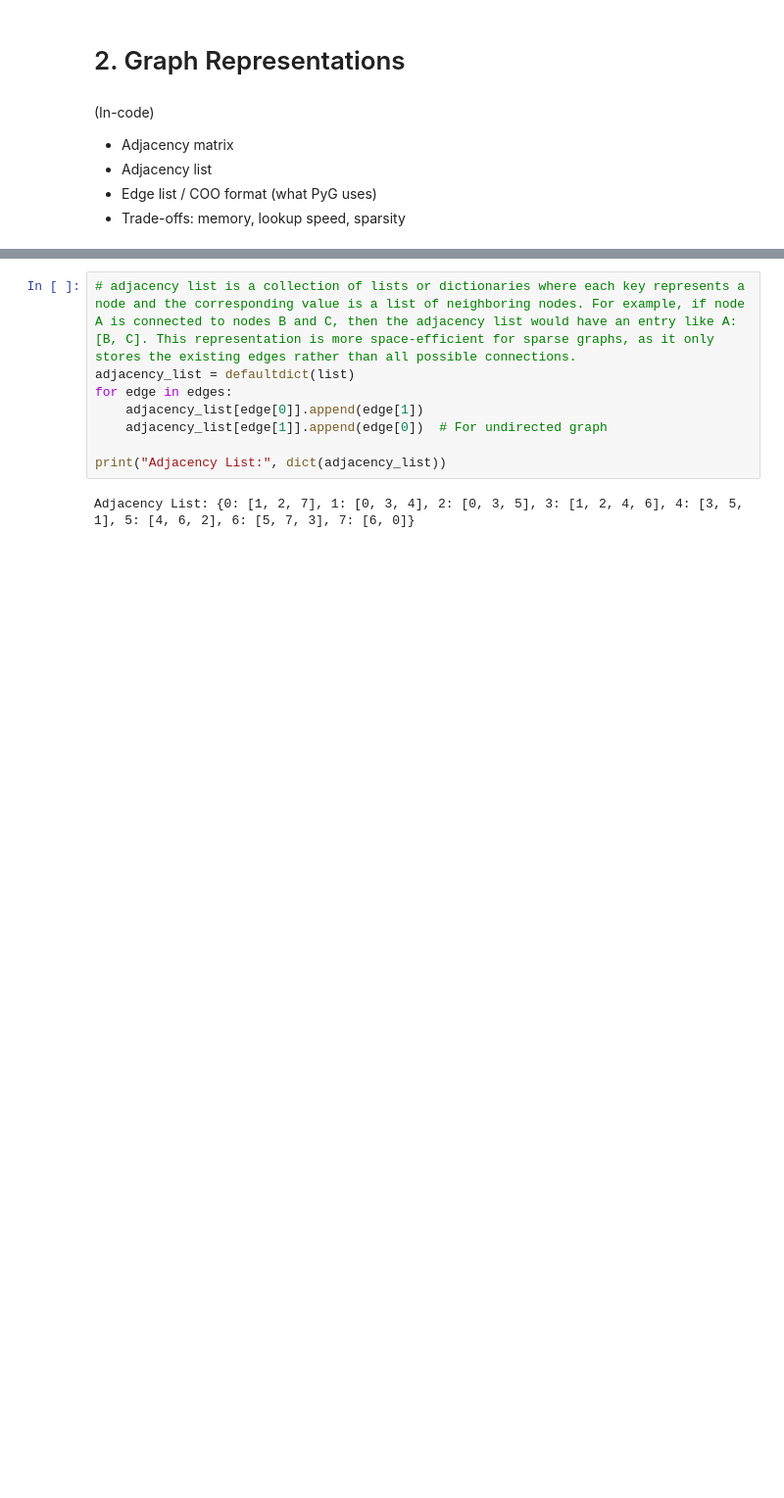
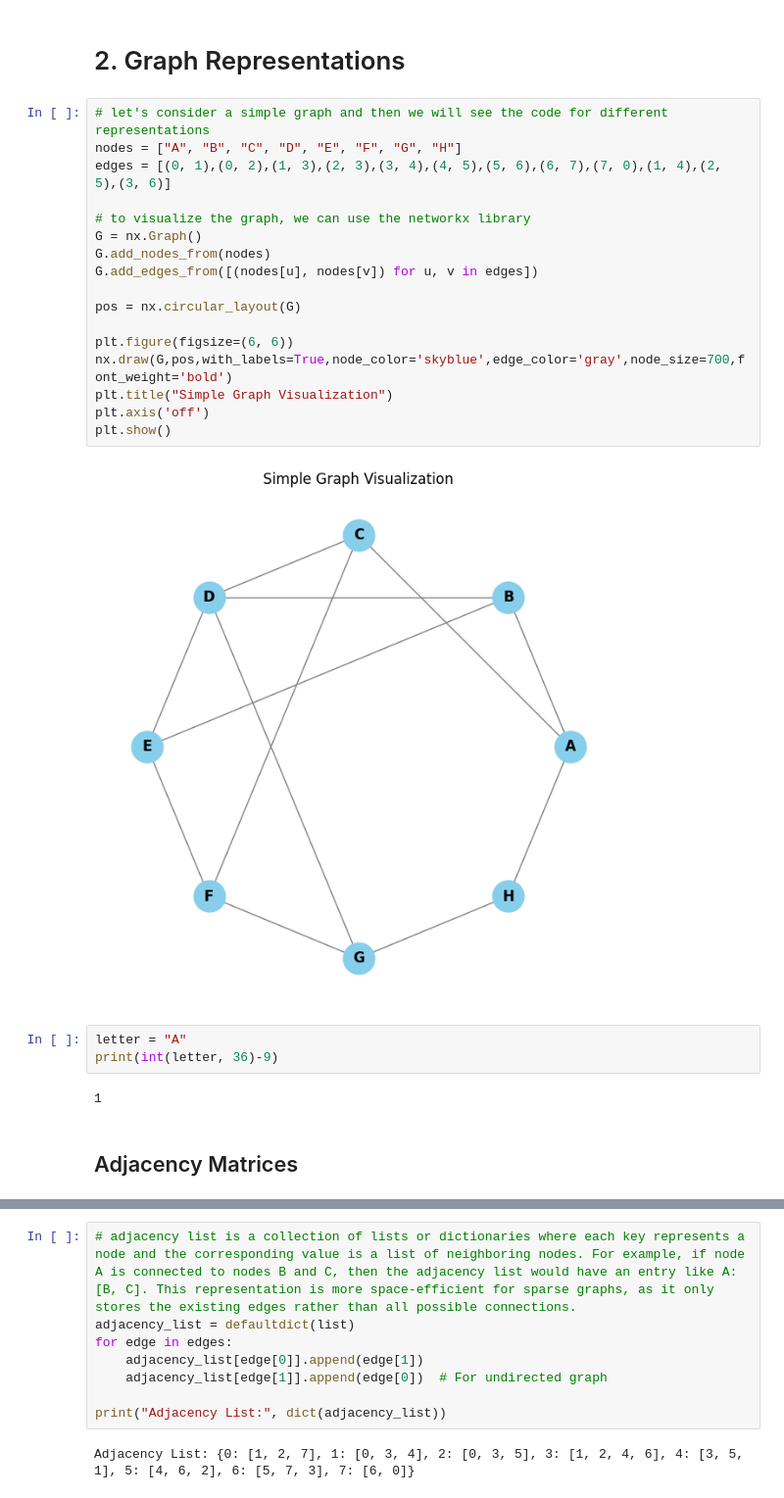
Before and after one commit to ImadElMaftouhi/Machine-learning, a Jupyter notebook: notebooks/graph_101.ipynb, the cells around one changed output, grey strips where cells are left out. Shown at 98% size. Saved outputs shown, nothing was run; the diff lists cells and outputs as text; blank space fills up the shorter version.

Commit message:
feat(graph_101.ipynb): Finished the graph representations section and added some examples

```diff
--- a/notebooks/graph_101.ipynb
+++ b/notebooks/graph_101.ipynb
@@ -196,11 +195,30 @@ A typical graph used in a GNN is **directed or undirected**, **weighted**, with
 ---
 # %% [markdown]
 # 2. Graph Representations
-# %% [markdown]
-(In-code)
-
-- Adjacency matrix
-- Adjacency list
-- Edge list / COO format (what PyG uses)
-- Trade-offs: memory, lookup speed, sparsity
+# %%
+# let's consider a simple graph and then we will see the code for different representations
+nodes = ["A", "B", "C", "D", "E", "F", "G", "H"]
+edges = [(0, 1),(0, 2),(1, 3),(2, 3),(3, 4),(4, 5),(5, 6),(6, 7),(7, 0),(1, 4),(2, 5),(3, 6)]
+
+# to visualize the graph, we can use the networkx library
+G = nx.Graph()
+G.add_nodes_from(nodes)
+G.add_edges_from([(nodes[u], nodes[v]) for u, v in edges])
+
+pos = nx.circular_layout(G)
+
+plt.figure(figsize=(6, 6))
+nx.draw(G,pos,with_labels=True,node_color='skyblue',edge_color='gray',node_size=700,font_weight='bold')
+plt.title("Simple Graph Visualization")
+plt.axis('off')
+plt.show()
+# %% [output]
+[figure, added]
+# %%
+letter = "A"
+print(int(letter, 36)-9)
+# %% [output]
+1
+# %% [markdown]
+## Adjacency Matrices
 # %%
```
Also changed, not shown: parts of 14 cells of this notebook.
